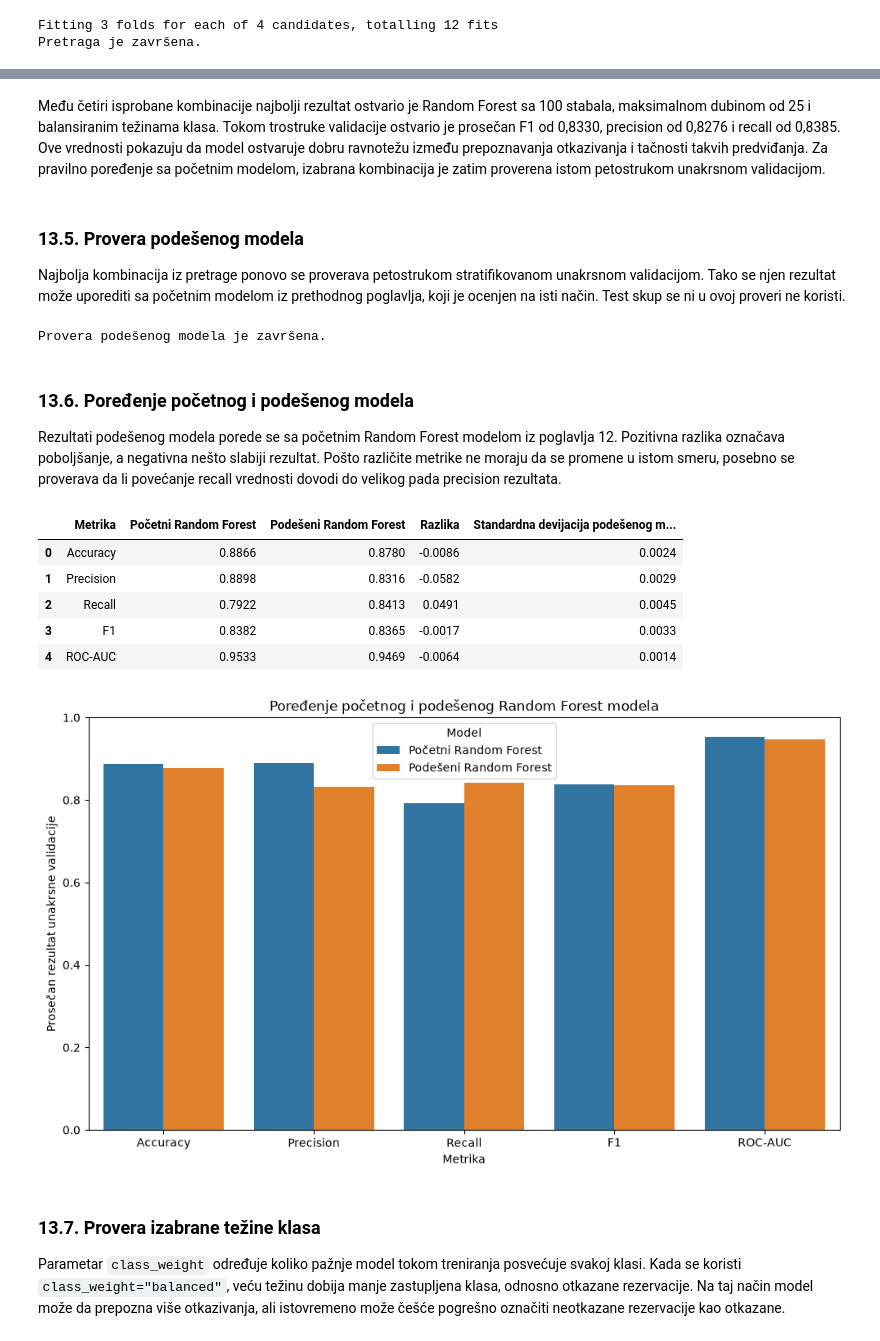
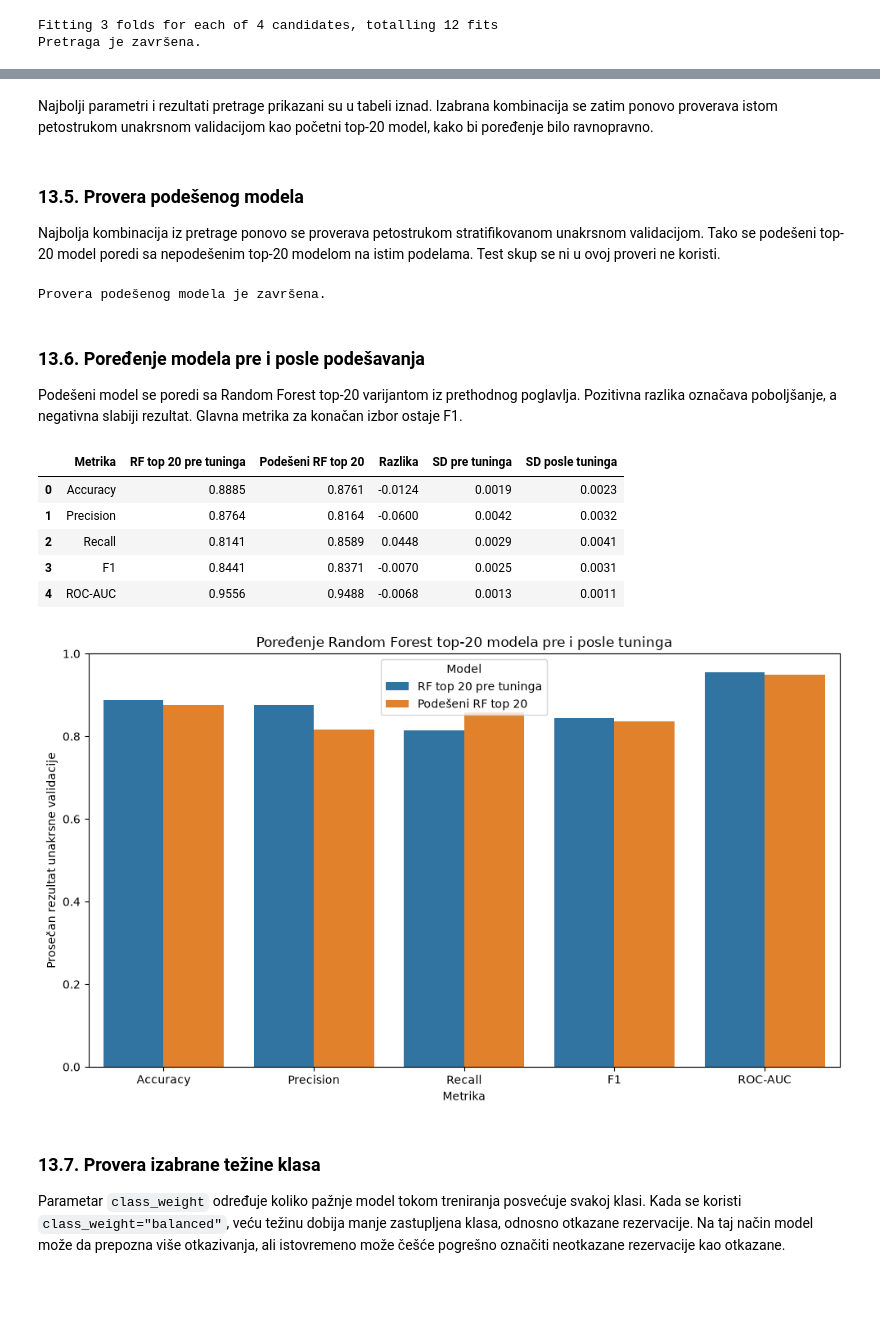
Before and after one commit to angelinalazarevic/Seminarski-UNP---Hotel-Booking, a Jupyter notebook: notebooks/hotel_booking_analysis.ipynb, the cells around one changed output, grey strips where cells are left out. Saved outputs shown, nothing was run; the diff lists cells and outputs as text; code cells hidden in the pictures; blank space fills up the shorter version.

Commit message:
Ažurirana analiza, usklađen tekst sa rezultatima i dodati pripremljeni podaci

```diff
--- a/notebooks/hotel_booking_analysis.ipynb
+++ b/notebooks/hotel_booking_analysis.ipynb
@@ -2959,7 +3673,7 @@ Kao glavna metrika za izbor najbolje kombinacije koristi se F1, jer uzima u obzi
 from sklearn.model_selection import RandomizedSearchCV
 
 random_forest_search = RandomizedSearchCV(
-    estimator=clone(model_pipelines["Random Forest"]),
+    estimator=clone(selected_rf_pipeline),
     param_distributions=random_forest_parameters,
     n_iter=4,
     scoring=scoring_metrics,
@@ -3042,9 +3756,9 @@ Najbolji prosečan F1 tokom pretrage: 0.833
 # %% [markdown]
-Među četiri isprobane kombinacije najbolji rezultat ostvario je Random Forest sa 100 stabala, maksimalnom dubinom od 25 i balansiranim težinama klasa. Tokom trostruke validacije ostvario je prosečan F1 od 0,8330, precision od 0,8276 i recall od 0,8385. Ove vrednosti pokazuju da model ostvaruje dobru ravnotežu između prepoznavanja otkazivanja i tačnosti takvih predviđanja. Za pravilno poređenje sa početnim modelom, izabrana kombinacija je zatim proverena istom petostrukom unakrsnom validacijom.
+Najbolji parametri i rezultati pretrage prikazani su u tabeli iznad. Izabrana kombinacija se zatim ponovo proverava istom petostrukom unakrsnom validacijom kao početni top-20 model, kako bi poređenje bilo ravnopravno.
 # %% [markdown]
 ### 13.5. Provera podešenog modela
 
-Najbolja kombinacija iz pretrage ponovo se proverava petostrukom stratifikovanom unakrsnom validacijom. Tako se njen rezultat može uporediti sa početnim modelom iz prethodnog poglavlja, koji je ocenjen na isti način. Test skup se ni u ovoj proveri ne koristi.
+Najbolja kombinacija iz pretrage ponovo se proverava petostrukom stratifikovanom unakrsnom validacijom. Tako se podešeni top-20 model poredi sa nepodešenim top-20 modelom na istim podelama. Test skup se ni u ovoj proveri ne koristi.
 # %%
 tuned_random_forest = random_forest_search.best_estimator_
 
@@ -3078,77 +3792,69 @@ print("Provera podešenog modela je završena.")
 # %% [output]
 Provera podešenog modela je završena.
 # %% [markdown]
-### 13.6. Poređenje početnog i podešenog modela
+### 13.6. Poređenje modela pre i posle podešavanja
 
-Rezultati podešenog modela porede se sa početnim Random Forest modelom iz poglavlja 12. Pozitivna razlika označava poboljšanje, a negativna nešto slabiji rezultat. Pošto različite metrike ne moraju da se promene u istom smeru, posebno se proverava da li povećanje recall vrednosti dovodi do velikog pada precision rezultata.
+Podešeni model se poredi sa Random Forest top-20 varijantom iz prethodnog poglavlja. Pozitivna razlika označava poboljšanje, a negativna slabiji rezultat. Glavna metrika za konačan izbor ostaje F1.
 # %%
-baseline_random_forest = (
-    cv_results_df
-    .set_index("Model")
-    .loc["Random Forest"]
-)
+baseline_random_forest = selected_rf_cv_results
+baseline_random_forest_sd = selected_rf_cv_results_sd
 
 comparison_rows = []
 
-for metric in [
-    "Accuracy", "Precision", "Recall", "F1", "ROC-AUC"
-]:
-    baseline_value = float(baseline_random_forest[metric])
+for metric in metric_names:
+    baseline_value = baseline_random_forest[metric]
     tuned_value = tuned_results[metric]
 
     comparison_rows.append({
         "Metrika": metric,
-        "Početni Random Forest": baseline_value,
-        "Podešeni Random Forest": tuned_value,
+        "RF top 20 pre tuninga": baseline_value,
+        "Podešeni RF top 20": tuned_value,
         "Razlika": tuned_value - baseline_value,
-        "Standardna devijacija podešenog modela": (
-            tuned_results_sd[metric]
-        )
+        "SD pre tuninga": baseline_random_forest_sd[metric],
+        "SD posle tuninga": tuned_results_sd[metric]
     })
 
 random_forest_comparison = pd.DataFrame(comparison_rows)
-comparison_numeric_columns = (
-    random_forest_comparison.columns.drop("Metrika")
-)
+comparison_numeric_columns = random_forest_comparison.columns.drop("Metrika")
 random_forest_comparison[comparison_numeric_columns] = (
     random_forest_comparison[comparison_numeric_columns].round(4)
 )
 
 display(random_forest_comparison)
 # %% [output]
-|  | Metrika | Početni Random Forest | Podešeni Random Forest | Razlika | Standardna devijacija podešenog m... |
-| 0 | Accuracy | 0.8866 | 0.8780 | -0.0086 | 0.0024 |
-| 1 | Precision | 0.8898 | 0.8316 | -0.0582 | 0.0029 |
-| 2 | Recall | 0.7922 | 0.8413 | 0.0491 | 0.0045 |
-| 3 | F1 | 0.8382 | 0.8365 | -0.0017 | 0.0033 |
-| 4 | ROC-AUC | 0.9533 | 0.9469 | -0.0064 | 0.0014 |
+|  | Metrika | RF top 20 pre tuninga | Podešeni RF top 20 | Razlika | SD pre tuninga | SD posle tuninga |
+| 0 | Accuracy | 0.8885 | 0.8761 | -0.0124 | 0.0019 | 0.0023 |
+| 1 | Precision | 0.8764 | 0.8164 | -0.0600 | 0.0042 | 0.0032 |
+| 2 | Recall | 0.8141 | 0.8589 | 0.0448 | 0.0029 | 0.0041 |
+| 3 | F1 | 0.8441 | 0.8371 | -0.0070 | 0.0025 | 0.0031 |
+| 4 | ROC-AUC | 0.9556 | 0.9488 | -0.0068 | 0.0013 | 0.0011 |
 # %%
 comparison_for_plot = random_forest_comparison.melt(
     id_vars="Metrika",
     value_vars=[
-        "Početni Random Forest",
-        "Podešeni Random Forest"
+        "RF top 20 pre tuninga",
+        "Podešeni RF top 20"
     ],
     var_name="Model",
     value_name="Rezultat"
 )
 
 plt.figure(figsize=(10, 6))
 sb.barplot(
     data=comparison_for_plot,
     x="Metrika",
     y="Rezultat",
     hue="Model"
 )
 plt.ylim(0, 1)
-plt.title("Poređenje početnog i podešenog Random Forest modela")
+plt.title("Poređenje Random Forest top-20 modela pre i posle tuninga")
 plt.xlabel("Metrika")
 plt.ylabel("Prosečan rezultat unakrsne validacije")
 plt.legend(title="Model")
 plt.tight_layout()
 plt.show()
 # %% [output]
-[figure, old version]
+[figure, new version]
 # %% [markdown]
 ### 13.7. Provera izabrane težine klasa
 
```
Also changed, not shown: parts of 82 cells of this notebook, 3 other files.
